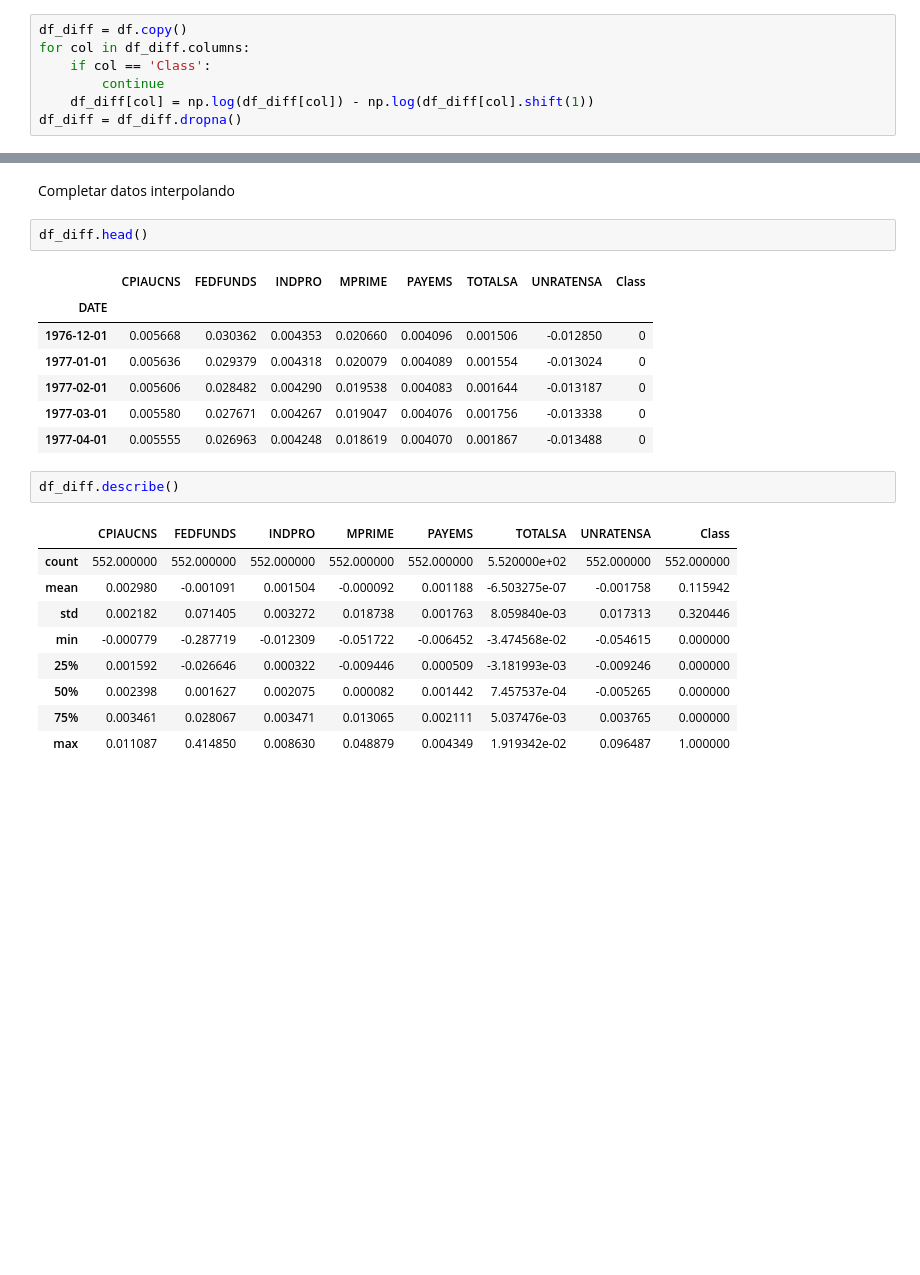
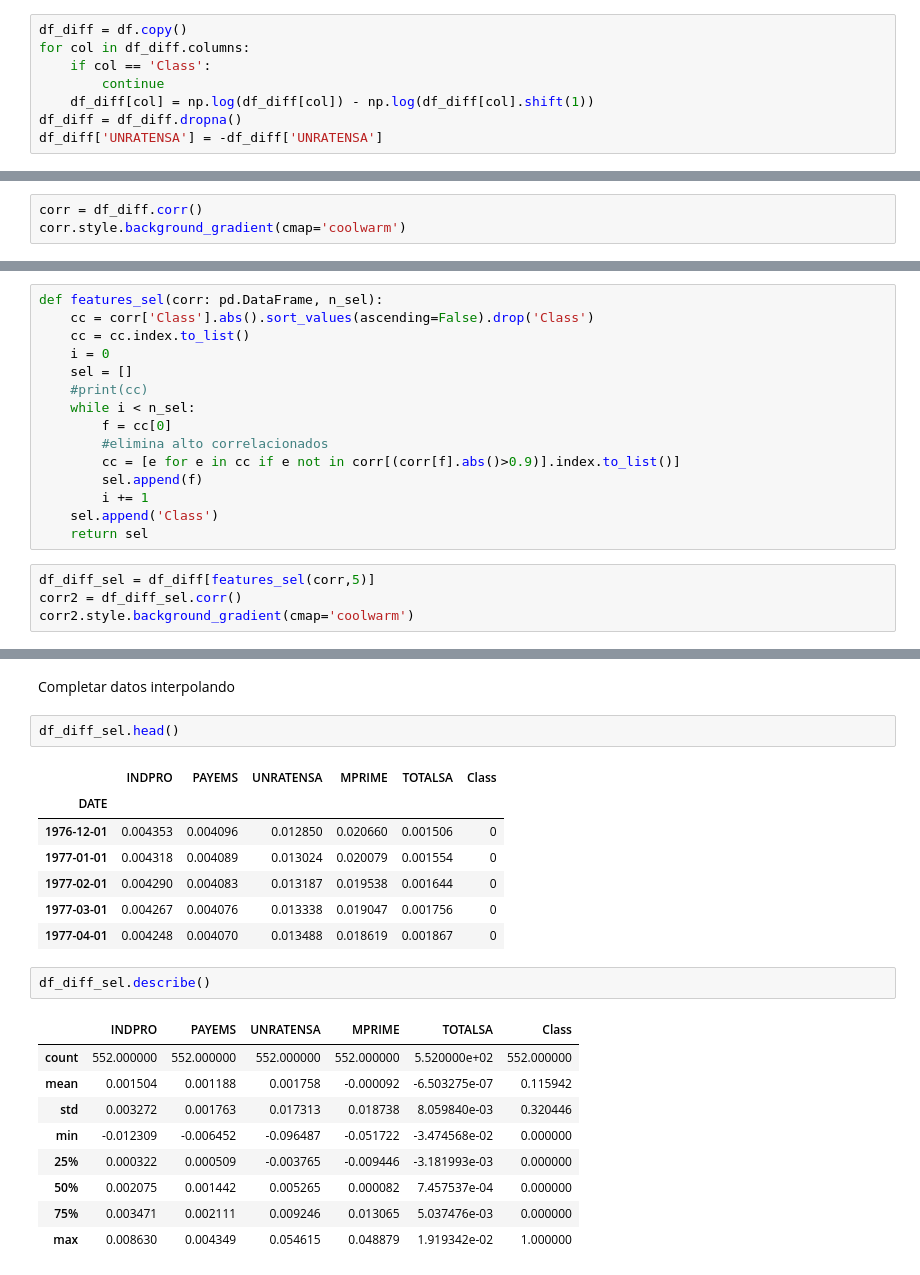
Before and after one commit to valegrei/crisis-forecasting, a Jupyter notebook: preprocesamiento/data_analysis_USA.ipynb, the cells around one changed output, grey strips where cells are left out. Saved outputs shown, nothing was run; the diff lists cells and outputs as text; blank space fills up the shorter version.

```diff
--- a/preprocesamiento/data_analysis_USA.ipynb
+++ b/preprocesamiento/data_analysis_USA.ipynb
@@ -154,3 +128,4 @@ for col in df_diff.columns:
         continue
     df_diff[col] = np.log(df_diff[col]) - np.log(df_diff[col].shift(1))
 df_diff = df_diff.dropna()
+df_diff['UNRATENSA'] = -df_diff['UNRATENSA']
@@ -156,0 +134,3 @@ df_diff = df_diff.dropna()
+# %%
+corr = df_diff.corr()
+corr.style.background_gradient(cmap='coolwarm')
@@ -156,0 +147,19 @@ df_diff = df_diff.dropna()
+# %%
+def features_sel(corr: pd.DataFrame, n_sel):
+    cc = corr['Class'].abs().sort_values(ascending=False).drop('Class')
+    cc = cc.index.to_list()
+    i = 0
+    sel = []
+    #print(cc)
+    while i < n_sel:
+        f = cc[0]
+        #elimina alto correlacionados
+        cc = [e for e in cc if e not in corr[(corr[f].abs()>0.9)].index.to_list()]
+        sel.append(f)
+        i += 1
+    sel.append('Class')
+    return sel
+# %%
+df_diff_sel = df_diff[features_sel(corr,5)]
+corr2 = df_diff_sel.corr()
+corr2.style.background_gradient(cmap='coolwarm')
@@ -168,25 +183,25 @@ graficar_multiple(df_diff)
 # %% [markdown]
 Completar datos interpolando
 # %%
-df_diff.head()
+df_diff_sel.head()
 # %% [output]
-|  | CPIAUCNS | FEDFUNDS | INDPRO | MPRIME | PAYEMS | TOTALSA | UNRATENSA | Class |
-| DATE |  |  |  |  |  |  |  |  |
-| 1976-12-01 | 0.005668 | 0.030362 | 0.004353 | 0.020660 | 0.004096 | 0.001506 | -0.012850 | 0 |
-| 1977-01-01 | 0.005636 | 0.029379 | 0.004318 | 0.020079 | 0.004089 | 0.001554 | -0.013024 | 0 |
-| 1977-02-01 | 0.005606 | 0.028482 | 0.004290 | 0.019538 | 0.004083 | 0.001644 | -0.013187 | 0 |
-| 1977-03-01 | 0.005580 | 0.027671 | 0.004267 | 0.019047 | 0.004076 | 0.001756 | -0.013338 | 0 |
-| 1977-04-01 | 0.005555 | 0.026963 | 0.004248 | 0.018619 | 0.004070 | 0.001867 | -0.013488 | 0 |
+|  | INDPRO | PAYEMS | UNRATENSA | MPRIME | TOTALSA | Class |
+| DATE |  |  |  |  |  |  |
+| 1976-12-01 | 0.004353 | 0.004096 | 0.012850 | 0.020660 | 0.001506 | 0 |
+| 1977-01-01 | 0.004318 | 0.004089 | 0.013024 | 0.020079 | 0.001554 | 0 |
+| 1977-02-01 | 0.004290 | 0.004083 | 0.013187 | 0.019538 | 0.001644 | 0 |
+| 1977-03-01 | 0.004267 | 0.004076 | 0.013338 | 0.019047 | 0.001756 | 0 |
+| 1977-04-01 | 0.004248 | 0.004070 | 0.013488 | 0.018619 | 0.001867 | 0 |
 # %%
-df_diff.describe()
+df_diff_sel.describe()
 # %% [output]
-|  | CPIAUCNS | FEDFUNDS | INDPRO | MPRIME | PAYEMS | TOTALSA | UNRATENSA | Class |
-| count | 552.000000 | 552.000000 | 552.000000 | 552.000000 | 552.000000 | 5.520000e+02 | 552.000000 | 552.000000 |
-| mean | 0.002980 | -0.001091 | 0.001504 | -0.000092 | 0.001188 | -6.503275e-07 | -0.001758 | 0.115942 |
-| std | 0.002182 | 0.071405 | 0.003272 | 0.018738 | 0.001763 | 8.059840e-03 | 0.017313 | 0.320446 |
-| min | -0.000779 | -0.287719 | -0.012309 | -0.051722 | -0.006452 | -3.474568e-02 | -0.054615 | 0.000000 |
-| 25% | 0.001592 | -0.026646 | 0.000322 | -0.009446 | 0.000509 | -3.181993e-03 | -0.009246 | 0.000000 |
-| 50% | 0.002398 | 0.001627 | 0.002075 | 0.000082 | 0.001442 | 7.457537e-04 | -0.005265 | 0.000000 |
-| 75% | 0.003461 | 0.028067 | 0.003471 | 0.013065 | 0.002111 | 5.037476e-03 | 0.003765 | 0.000000 |
-| max | 0.011087 | 0.414850 | 0.008630 | 0.048879 | 0.004349 | 1.919342e-02 | 0.096487 | 1.000000 |
+|  | INDPRO | PAYEMS | UNRATENSA | MPRIME | TOTALSA | Class |
+| count | 552.000000 | 552.000000 | 552.000000 | 552.000000 | 5.520000e+02 | 552.000000 |
+| mean | 0.001504 | 0.001188 | 0.001758 | -0.000092 | -6.503275e-07 | 0.115942 |
+| std | 0.003272 | 0.001763 | 0.017313 | 0.018738 | 8.059840e-03 | 0.320446 |
+| min | -0.012309 | -0.006452 | -0.096487 | -0.051722 | -3.474568e-02 | 0.000000 |
+| 25% | 0.000322 | 0.000509 | -0.003765 | -0.009446 | -3.181993e-03 | 0.000000 |
+| 50% | 0.002075 | 0.001442 | 0.005265 | 0.000082 | 7.457537e-04 | 0.000000 |
+| 75% | 0.003471 | 0.002111 | 0.009246 | 0.013065 | 5.037476e-03 | 0.000000 |
+| max | 0.008630 | 0.004349 | 0.054615 | 0.048879 | 1.919342e-02 | 1.000000 |
 # %%
```
Also changed, not shown: parts of 12 cells of this notebook, 2 other files.
